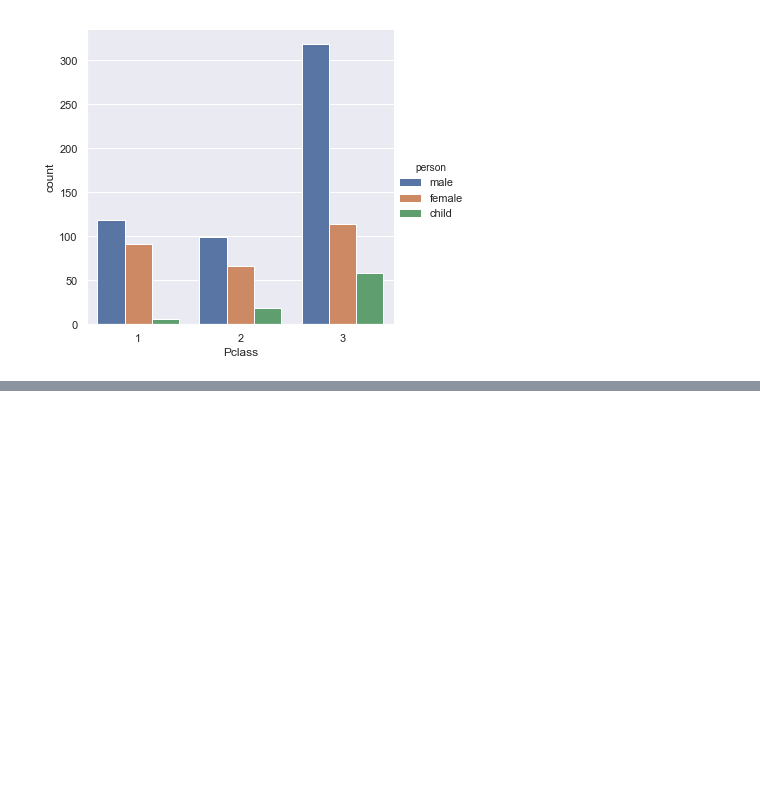
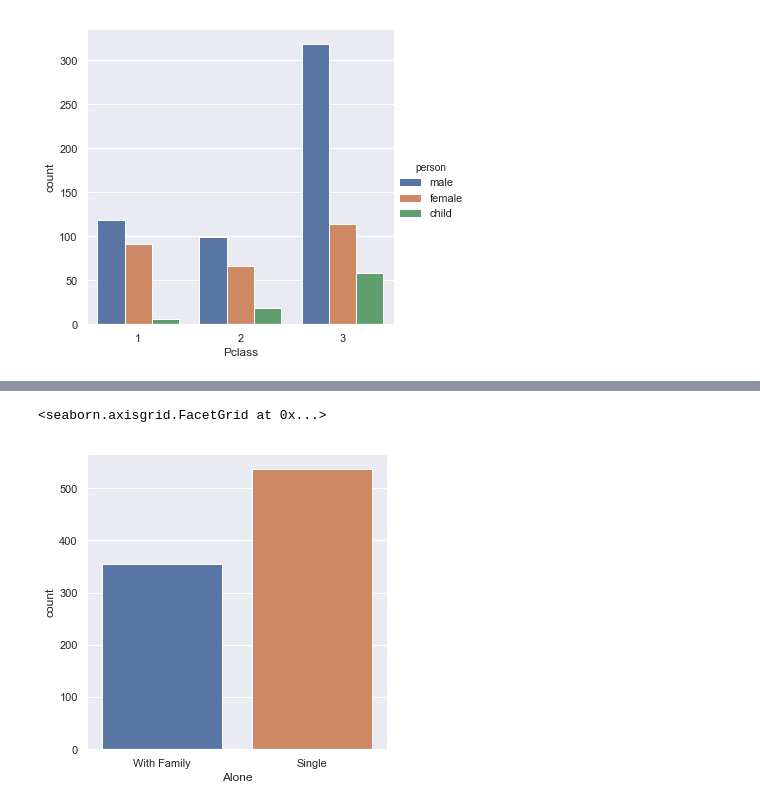
Before and after one commit to Abhijeet-Tiwarii/Data_Analysis_practice_repo, a Jupyter notebook: Titanic_Data Analysis.ipynb, the cells around one changed output, grey strips where cells are left out. Drawn from its saved outputs; the diff is of its cells as text; code cells hidden in the pictures; blank space fills up the shorter version.

```diff
--- a/Titanic_Data Analysis.ipynb
+++ b/Titanic_Data Analysis.ipynb
@@ -112,0 +123,6 @@ sns.catplot('Pclass',data=titanic_df,hue = 'person',kind="count")
+# %%
+# Let's start by adding a new column to define alone
+
+# We'll add the parent/child column with the sibsp column
+titanic_df['Alone'] =  titanic_df.Parch + titanic_df.SibSp
+titanic_df['Alone']
@@ -112,0 +147,4 @@ sns.catplot('Pclass',data=titanic_df,hue = 'person',kind="count")
+# %%
+# Look for >0 (With Family) or ==0 (Alone) to set alone status
+titanic_df['Alone'].loc[titanic_df['Alone'] >0] = 'With Family'
+titanic_df['Alone'].loc[titanic_df['Alone'] == 0] = 'Single'
@@ -112,0 +166,6 @@ sns.catplot('Pclass',data=titanic_df,hue = 'person',kind="count")
+# %%
+# Now let's get a simple visualization!
+sns.factorplot('Alone',data=titanic_df,kind="count")
+# %% [output]
+<seaborn.axisgrid.FacetGrid at 0x...>
+[figure, added]
```
Also changed, not shown: parts of 6 cells of this notebook.
